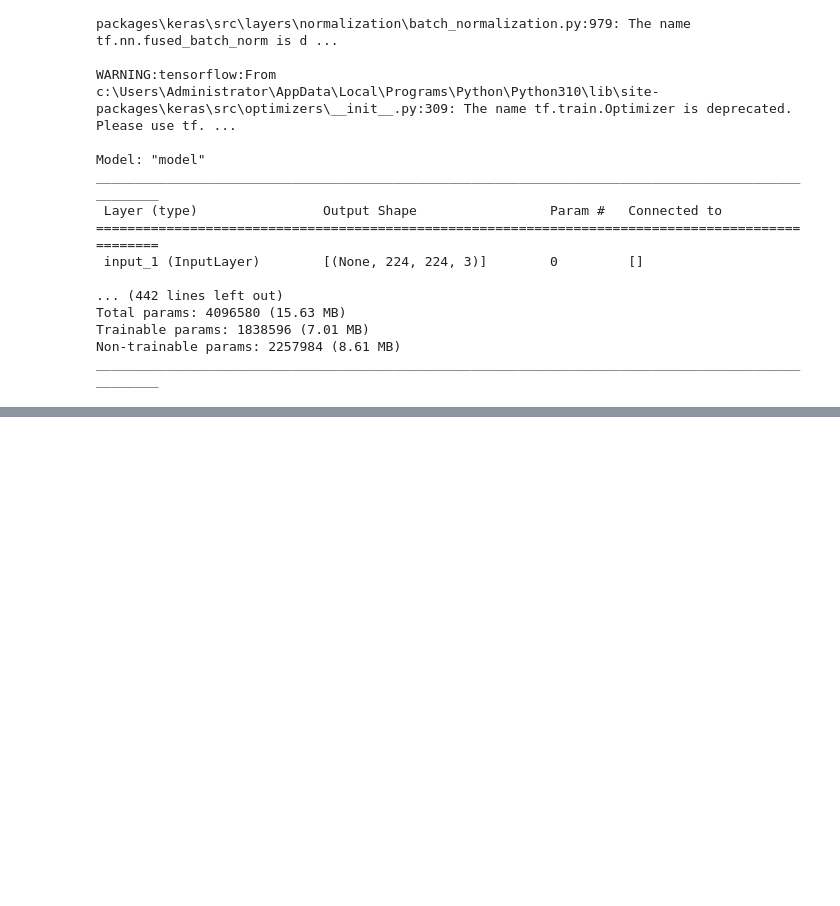
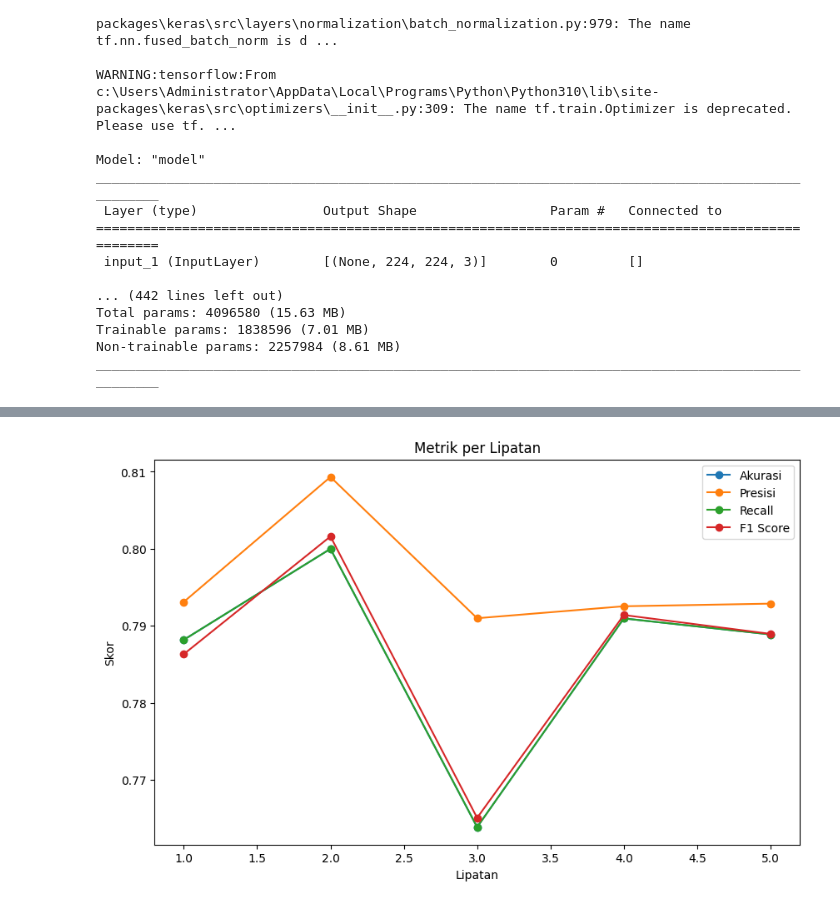
Before and after one commit to fauziahreza/Alzheimer-Classification-with-CNN-SVM, a Jupyter notebook: Notebook/Skenario/Skenario3_CNN_MobileNetV2.ipynb, the cells around one changed output, grey strips where cells are left out. Saved outputs shown, nothing was run; the diff lists cells and outputs as text; code cells hidden in the pictures; blank space fills up the shorter version.

```diff
--- a/Notebook/Skenario/Skenario3_CNN_MobileNetV2.ipynb
+++ b/Notebook/Skenario/Skenario3_CNN_MobileNetV2.ipynb
@@ -587,0 +412,26 @@ draw_confusion_matrix(asd, y_preds_arg, class_names)
+# %%
+# Jumlah lipatan yang digunakan
+n_folds = len(accuracy_per_fold)
+
+# Plot semua metrik dlm satu grafik
+plt.figure(figsize=(10, 6))
+
+# Plot akurasi
+plt.plot(range(1, n_folds + 1), accuracy_per_fold, marker='o', label='Akurasi')
+
+# Plot presisi
+plt.plot(range(1, n_folds + 1), precision_per_fold, marker='o', label='Presisi')
+
+# Plot recall
+plt.plot(range(1, n_folds + 1), recall_per_fold, marker='o', label='Recall')
+
+# Plot F1 score
+plt.plot(range(1, n_folds + 1), f1_score_per_fold, marker='o', label='F1 Score')
+
+plt.title('Metrik per Lipatan')
+plt.xlabel('Lipatan')
+plt.ylabel('Skor')
+plt.legend()
+plt.show()
+# %% [output]
+[figure, added]
```
Also changed, not shown: parts of 71 cells of this notebook, 21 other files.
